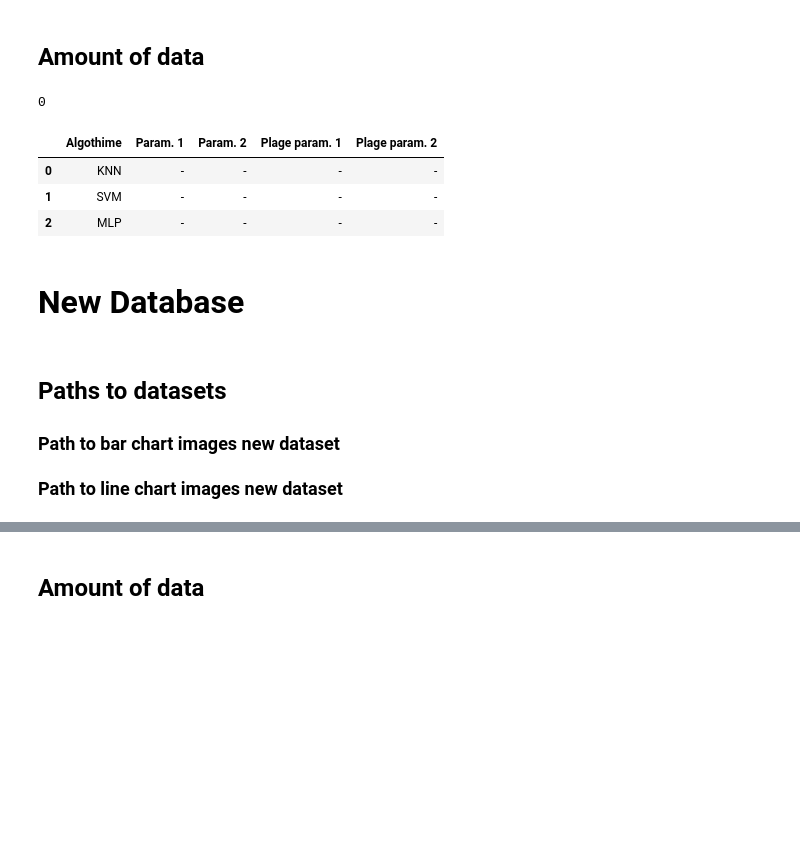
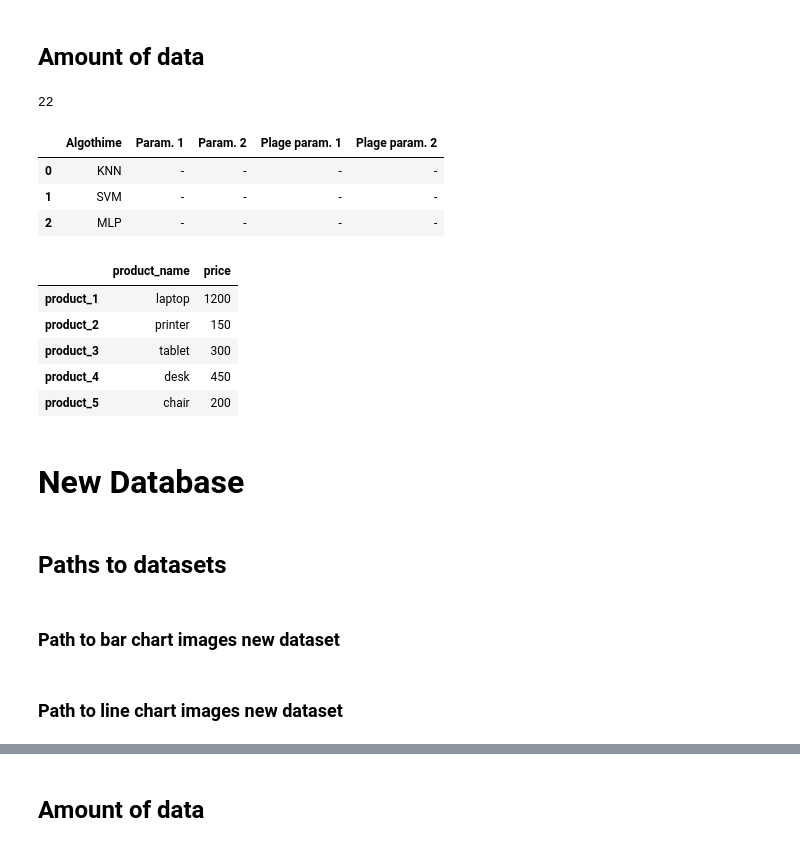
Before and after one commit to nucontreras/artificial-intelligence-scripts, a Jupyter notebook: FSCN/data_analysis.ipynb, the cells around one changed output, grey strips where cells are left out. Drawn from its saved outputs; the diff is of its cells as text; code cells hidden in the pictures; blank space fills up the shorter version.

```diff
--- a/FSCN/data_analysis.ipynb
+++ b/FSCN/data_analysis.ipynb
@@ -116,13 +143,13 @@ path_line_realnew_test_graficos_full_old_db = 'Codigos y BD anteriores/Lineas/te
 path_line_realnew_test_graficos_solo_old_db = 'Codigos y BD anteriores/Lineas/test_procesado/real_new/test/graficos-solo'
 # %% [markdown]
 ## <b><FONT size="5" color='MidnightBlue '>Amount of data </FONT>
-# %%
-imgs_bar_example = search_imgs(path_bar_chart_examples_db)
-amount_imgs_bar_example = len(imgs_bar_example)
-
-print(amount_imgs_bar_example)
-# %% [output]
-0
+# %%
+img_bar_ex_internet_good_old_db = search_imgs(path_bar_ex_internet_good_old_db)
+amount_bar_ex_internet_good_old_db = len(img_bar_ex_internet_good_old_db)
+
+print(amount_bar_ex_internet_good_old_db)
+# %% [output]
+22
 # %%
 # pandas example
 
@@ -141,19 +168,35 @@ df
 | 0 | KNN | - | - | - | - |
 | 1 | SVM | - | - | - | - |
 | 2 | MLP | - | - | - | - |
+# %%
+data = {'product_name': ['laptop', 'printer', 'tablet', 'desk', 'chair'],
+        'price': [1200, 150, 300, 450, 200]
+        }
+
+df = pd.DataFrame(data, index=['product_1', 'product_2', 'product_3', 'product_4', 'product_5'])
+
+df.style.set_table_attributes("style='display:inline'").set_caption('Caption table')
+df
+# %% [output]
+|  | product_name | price |
+| product_1 | laptop | 1200 |
+| product_2 | printer | 150 |
+| product_3 | tablet | 300 |
+| product_4 | desk | 450 |
+| product_5 | chair | 200 |
 # %% [markdown]
 # <b><FONT size="6" color='MidnightBlue '>New Database </FONT>
 # %% [markdown]
-# <b><FONT size="5" color='MidnightBlue '>Paths to datasets </FONT>
+## <b><FONT size="5" color='MidnightBlue '>Paths to datasets </FONT>
 # %% [markdown]
-<b><FONT size="4" color='619b8a'>Path to bar chart images new dataset  </FONT>
+### <b><FONT size="4" color='619b8a'>Path to bar chart images new dataset  </FONT>
 # %%
 path_bar_aug_new_db = 'Data Base/Augmented/bar_chart'
 path_bar_orig_new_db = 'Data Base/Originales/original_images_bar_chart'
 path_bar_cut_h_new_db = 'Data Base/Recortadas/h_bar_chart'
 path_bar_cut_v_new_db = 'Data Base/Recortadas/v_bar_chart'
 # %% [markdown]
-<b><FONT size="4" color='619b8a'>Path to line chart images new dataset  </FONT>
+### <b><FONT size="4" color='619b8a'>Path to line chart images new dataset  </FONT>
 # %%
 path_line_aug_new_db = 'Data Base/Augmented/line_chart'
 path_line_orig_new_db = 'Data Base/Originales/original_images_line_chart'
```
Also changed, not shown: parts of 9 cells of this notebook.
